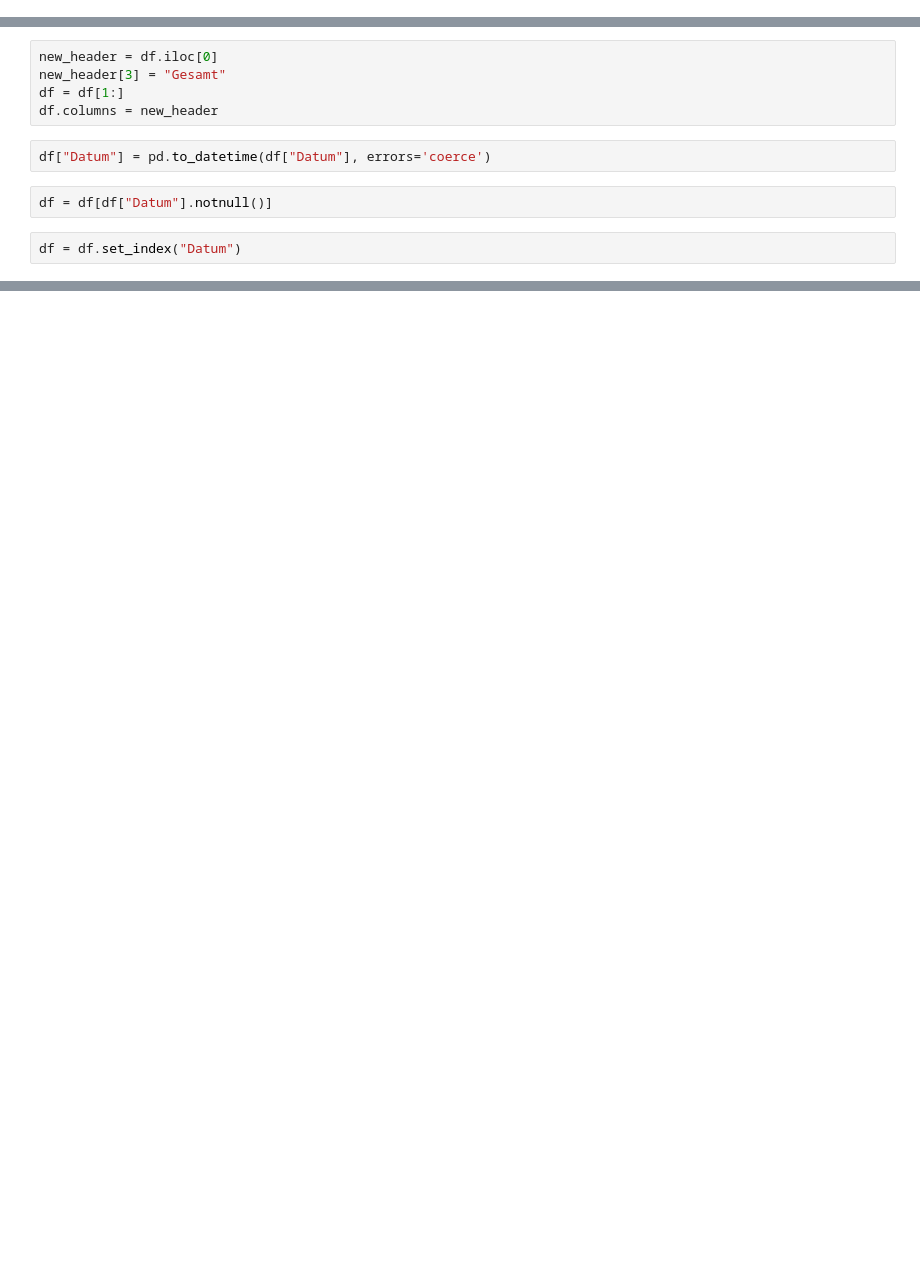
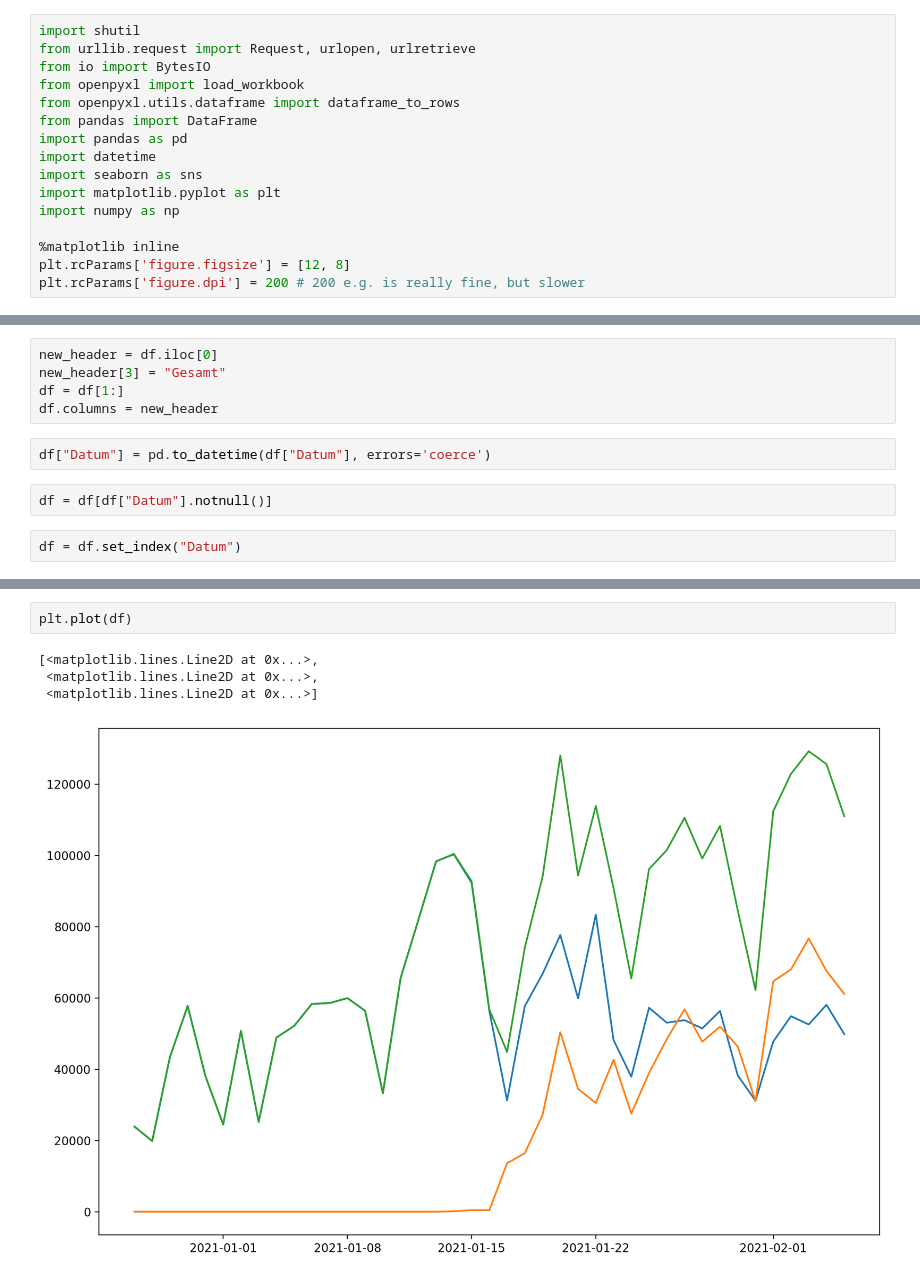
Before and after one commit to pczora/impfo, a Jupyter notebook: impfo.ipynb, the cells around one changed output, grey strips where cells are left out. Cells and saved outputs as stored; diff of their text form; blank space fills up the shorter version.

```diff
--- a/impfo.ipynb
+++ b/impfo.ipynb
@@ -1 +1,17 @@
+# %%
+import shutil
+from urllib.request import Request, urlopen, urlretrieve
+from io import BytesIO
+from openpyxl import load_workbook
+from openpyxl.utils.dataframe import dataframe_to_rows
+from pandas import DataFrame
+import pandas as pd
+import datetime
+import seaborn as sns
+import matplotlib.pyplot as plt
+import numpy as np
+
+%matplotlib inline
+plt.rcParams['figure.figsize'] = [12, 8]
+plt.rcParams['figure.dpi'] = 200 # 200 e.g. is really fine, but slower
 # %%
@@ -44,0 +50,7 @@ df[["Erstimpfung", "Zweitimpfung"]].cumsum().plot()
+# %%
+plt.plot(df)
+# %% [output]
+[<matplotlib.lines.Line2D at 0x...>,
+ <matplotlib.lines.Line2D at 0x...>,
+ <matplotlib.lines.Line2D at 0x...>]
+[figure, added]
```
Also changed, not shown: parts of 5 cells of this notebook.
